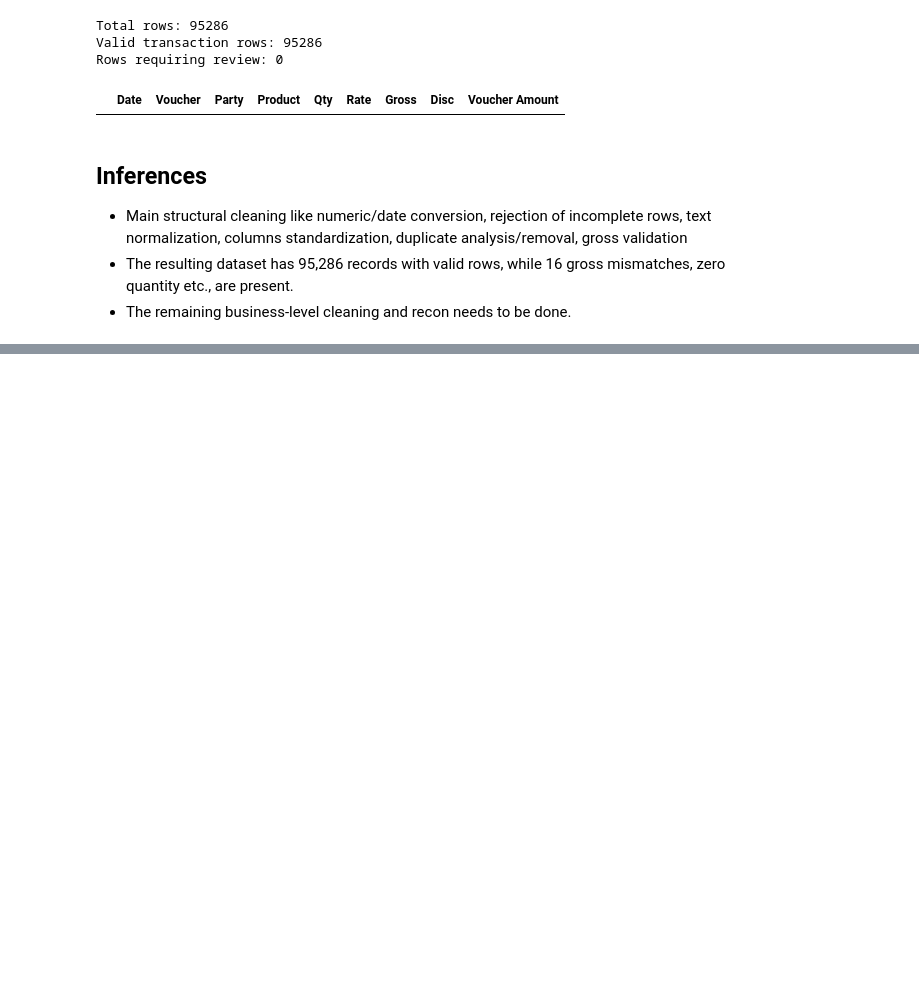
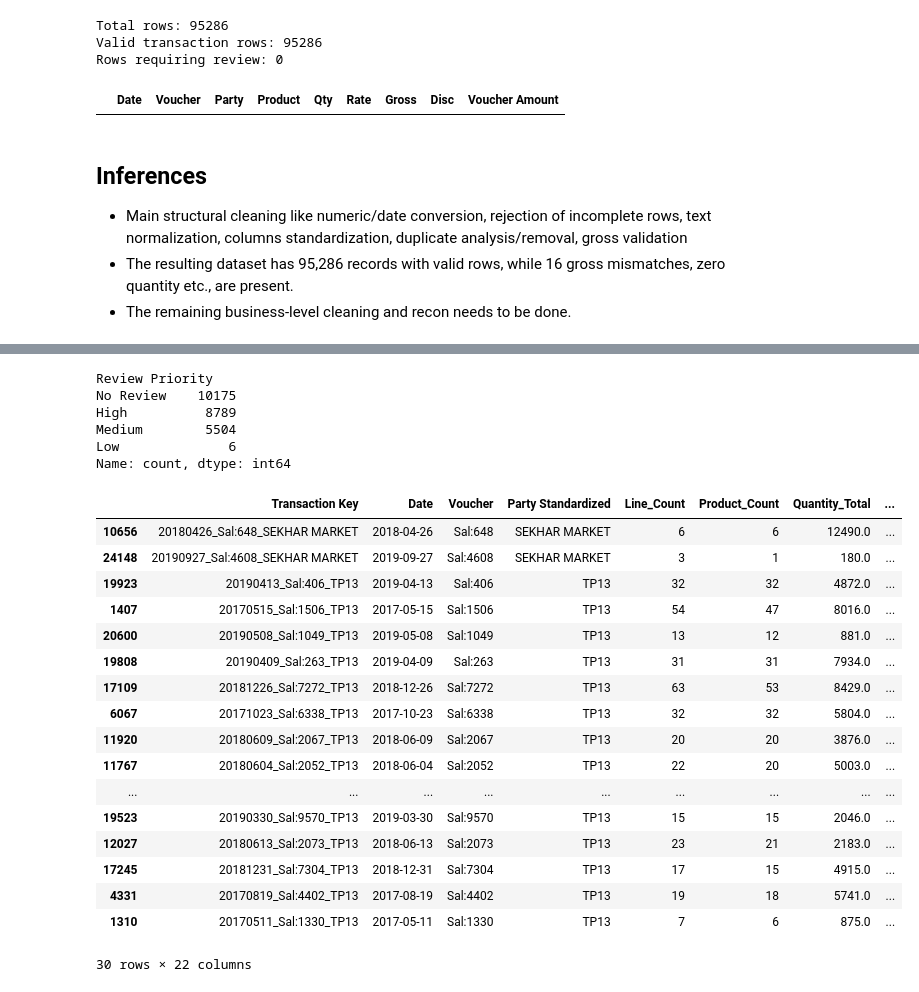
Before and after one commit to Decode333/protobridge-python, a Jupyter notebook: Python Programming/Chapter-4/Task - Data Cleaning (Sales).ipynb, the cells around one changed output, grey strips where cells are left out. Saved outputs shown, nothing was run; the diff lists cells and outputs as text; code cells hidden in the pictures; blank space fills up the shorter version.

```diff
--- a/Python Programming/Chapter-4/Task - Data Cleaning (Sales).ipynb
+++ b/Python Programming/Chapter-4/Task - Data Cleaning (Sales).ipynb
@@ -765,0 +971,5 @@ silverSalesData.loc[
+# %%
+voucherSummary["Calculated Net Amount"] = (
+    voucherSummary["Gross_Total"]
+    - voucherSummary["Discount_Total"]
+)
@@ -765,0 +1007,8 @@ silverSalesData.loc[
+# %%
+voucherSummary["Voucher Valid"] = np.isclose(
+    voucherSummary["Reported Voucher Amount"],
+    voucherSummary["Calculated Net Amount"],
+    rtol=0,
+    atol=1.00,
+    equal_nan=False
+)
@@ -765,0 +1085,17 @@ silverSalesData.loc[
+# %%
+# create review priority of voucher recon
+voucherPriorityMapping = {
+    "Reconciled": "No Review",
+    "Small Difference": "Low",
+    "Moderate Difference": "Medium",
+    "Material Difference": "High",
+    "Missing Reported Voucher Amount": "High",
+    "Conflicting Reported Voucher Amounts": "High"
+}
+
+voucherSummary["Review Priority"] = (
+    voucherSummary[
+        "Voucher Reconciliation Status"
+    ]
+    .map(voucherPriorityMapping)
+)
@@ -765,0 +1126,44 @@ silverSalesData.loc[
+# %%
+voucherSummary[
+    "Review Priority"
+].value_counts(dropna=False)
+# %% [output]
+Review Priority
+No Review    10175
+High          8789
+Medium        5504
+Low              6
+Name: count, dtype: int64
+# %%
+materialVoucherMismatchData = (
+    voucherSummary.loc[
+        voucherSummary[
+            "Voucher Reconciliation Status"
+        ] == "Material Difference"
+    ]
+    .sort_values(
+        "Voucher Difference Abs",
+        ascending=False
+    )
+)
+
+materialVoucherMismatchData.head(30)
+# %% [output]
+|  | Transaction Key | Date | Voucher | Party Standardized | Line_Count | Product_Count | Quantity_Total | ... |
+| 10656 | 20180426_Sal:648_SEKHAR MARKET | 2018-04-26 | Sal:648 | SEKHAR MARKET | 6 | 6 | 12490.0 | ... |
+| 24148 | 20190927_Sal:4608_SEKHAR MARKET | 2019-09-27 | Sal:4608 | SEKHAR MARKET | 3 | 1 | 180.0 | ... |
+| 19923 | 20190413_Sal:406_TP13 | 2019-04-13 | Sal:406 | TP13 | 32 | 32 | 4872.0 | ... |
+| 1407 | 20170515_Sal:1506_TP13 | 2017-05-15 | Sal:1506 | TP13 | 54 | 47 | 8016.0 | ... |
+| 20600 | 20190508_Sal:1049_TP13 | 2019-05-08 | Sal:1049 | TP13 | 13 | 12 | 881.0 | ... |
+| 19808 | 20190409_Sal:263_TP13 | 2019-04-09 | Sal:263 | TP13 | 31 | 31 | 7934.0 | ... |
+| 17109 | 20181226_Sal:7272_TP13 | 2018-12-26 | Sal:7272 | TP13 | 63 | 53 | 8429.0 | ... |
+| 6067 | 20171023_Sal:6338_TP13 | 2017-10-23 | Sal:6338 | TP13 | 32 | 32 | 5804.0 | ... |
+| 11920 | 20180609_Sal:2067_TP13 | 2018-06-09 | Sal:2067 | TP13 | 20 | 20 | 3876.0 | ... |
+| 11767 | 20180604_Sal:2052_TP13 | 2018-06-04 | Sal:2052 | TP13 | 22 | 20 | 5003.0 | ... |
+| ... | ... | ... | ... | ... | ... | ... | ... | ... |
+| 19523 | 20190330_Sal:9570_TP13 | 2019-03-30 | Sal:9570 | TP13 | 15 | 15 | 2046.0 | ... |
+| 12027 | 20180613_Sal:2073_TP13 | 2018-06-13 | Sal:2073 | TP13 | 23 | 21 | 2183.0 | ... |
+| 17245 | 20181231_Sal:7304_TP13 | 2018-12-31 | Sal:7304 | TP13 | 17 | 15 | 4915.0 | ... |
+| 4331 | 20170819_Sal:4402_TP13 | 2017-08-19 | Sal:4402 | TP13 | 19 | 18 | 5741.0 | ... |
+| 1310 | 20170511_Sal:1330_TP13 | 2017-05-11 | Sal:1330 | TP13 | 7 | 6 | 875.0 | ... |
+30 rows × 22 columns
```
Also changed, not shown: parts of 51 cells of this notebook.
